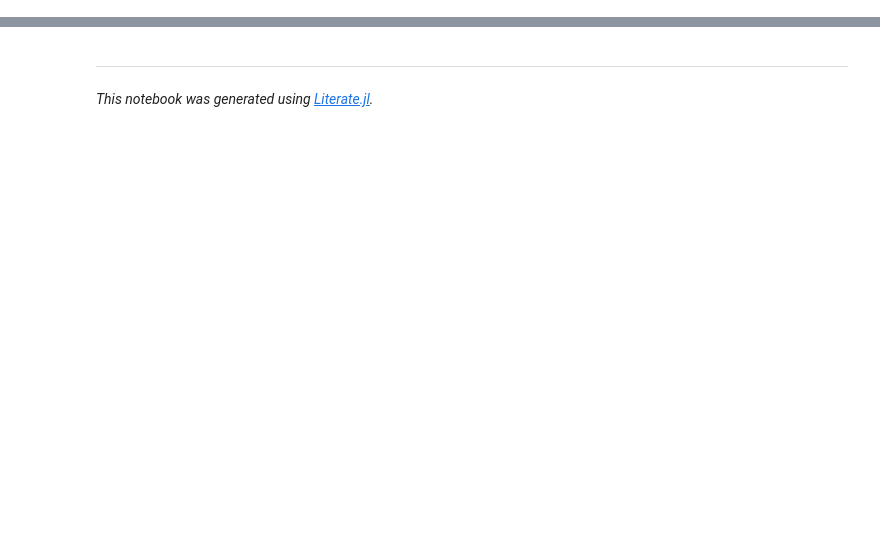
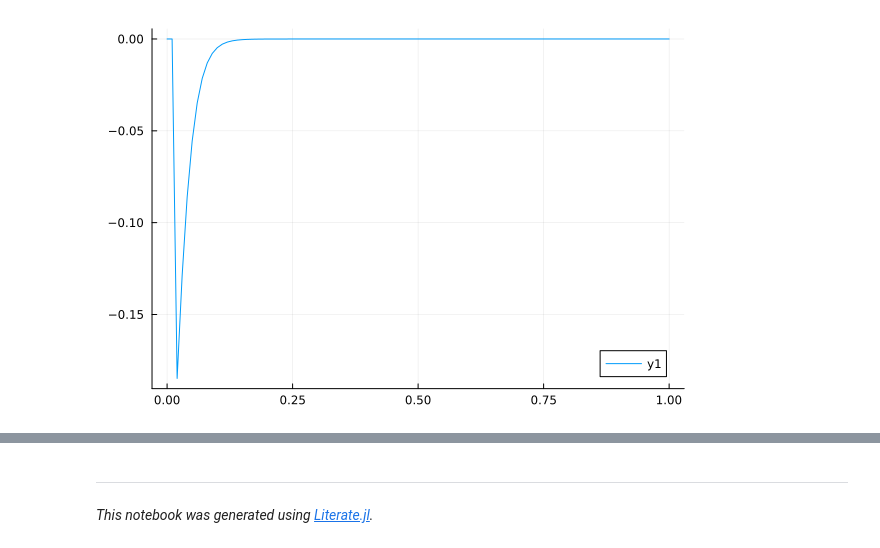
Before and after one commit to LeosEquation/SSFC2024, a Jupyter notebook: examples/Predator-Prey model/Predator-Prey.ipynb, the cells around one changed output, grey strips where cells are left out. Saved outputs shown, nothing was run; the diff lists cells and outputs as text; code cells hidden in the pictures; blank space fills up the shorter version.

```diff
--- a/examples/Predator-Prey model/Predator-Prey.ipynb
+++ b/examples/Predator-Prey model/Predator-Prey.ipynb
@@ -118,0 +315,4 @@ end
+# %%
+plot(Time,[i[1]-x[1] for i in X2] .- [i[1]-x[1] for i in Jp])
+# %% [output]
+[figure, added]
```
Also changed, not shown: parts of 24 cells of this notebook.
